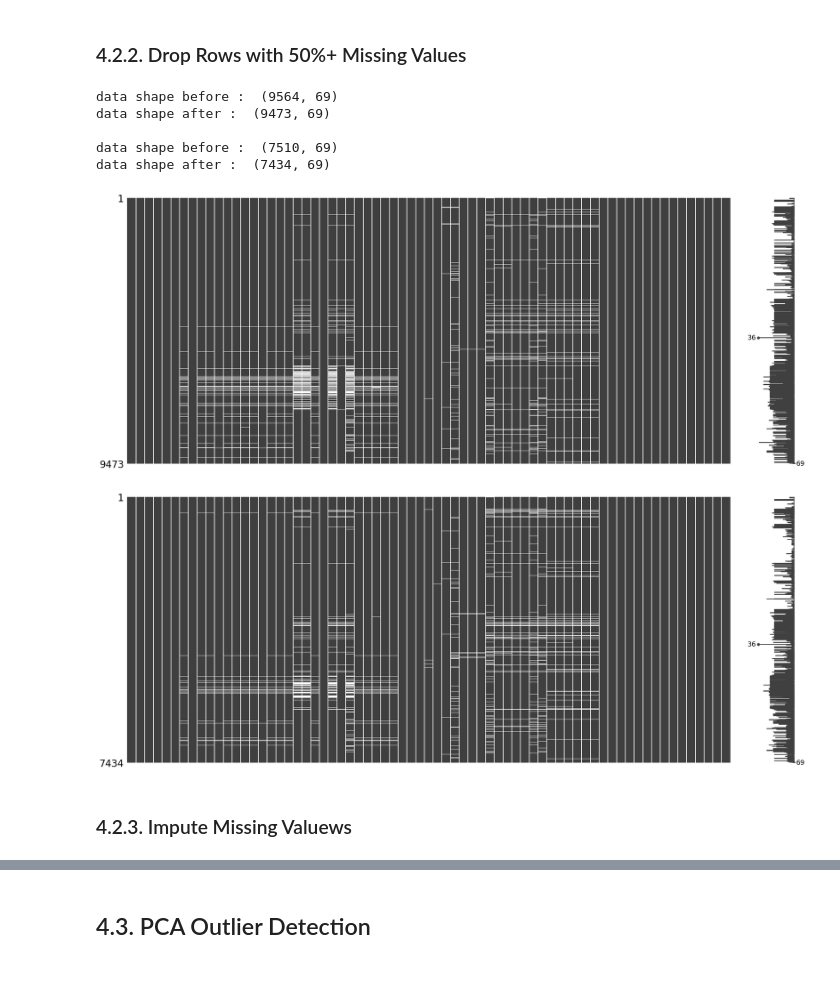
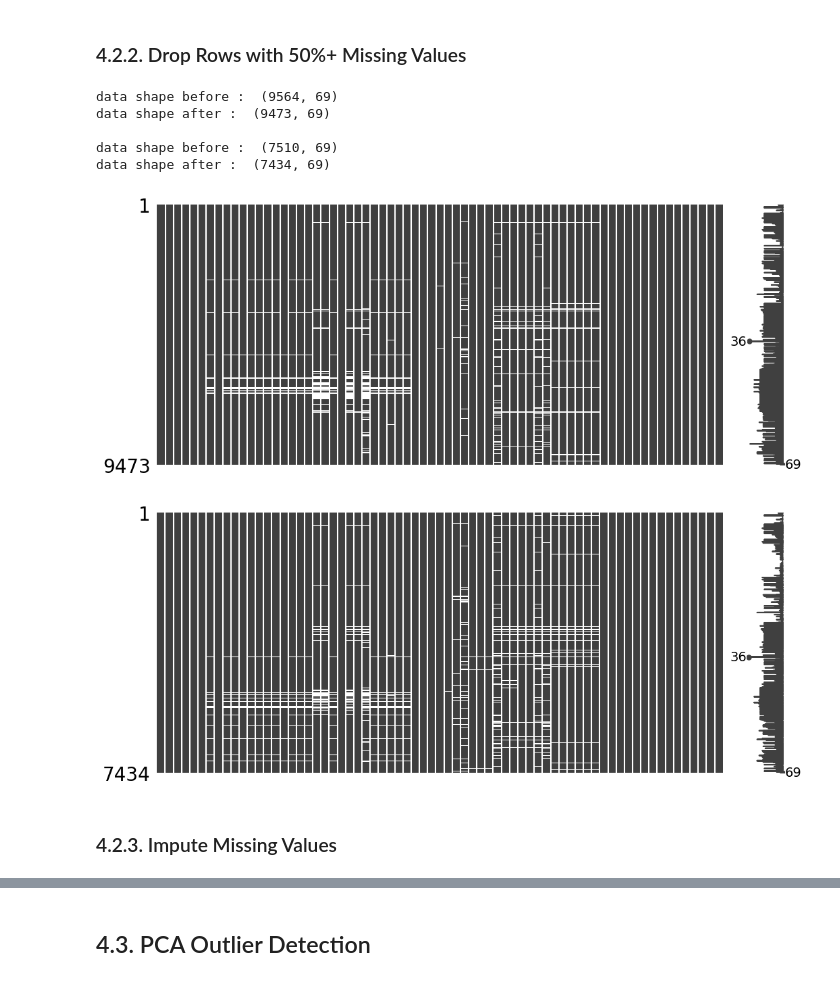
Before and after one commit to Nart-Tehaucha/Data_Science-Lab-Exoplanets, a Jupyter notebook: Pre_processing.ipynb, the cells around one changed output, grey strips where cells are left out. Drawn from its saved outputs; the diff is of its cells as text; code cells hidden in the pictures.

```diff
--- a/Pre_processing.ipynb
+++ b/Pre_processing.ipynb
@@ -378,7 +421,7 @@ Here we dropped all columns that have more than 50% of their data missing.
 def drop_empty_columns(df):
     print("\ndata shape before : ", df.shape)
     df = df.loc[:, df.isnull().mean() < .5]
-    msno.matrix(pd.concat([df]))
+    msno.matrix(pd.concat([df]), figsize=(12,5))
     print("data shape after : ", df.shape)
     return df
 
@@ -397,31 +440,31 @@ data shape after :  (7510, 69)
 # %%
 def drop_empty_rows(df):
     print("\ndata shape before : ", df.shape)
     per_row = []
     for index in range(len(df.index)) :
         per_row.append([index, df.iloc[index].isna().mean()])
 
     row_missing = pd.DataFrame(per_row, columns=['index', 'missing']).sort_values(by='missing', ascending=False)
 
     rows_to_delete = list(row_missing.loc[row_missing['missing'] > 0.5].index)
     df = df.drop(rows_to_delete,axis='index')
 
-    msno.matrix(pd.concat([df]))
+    msno.matrix(pd.concat([df]), figsize=(12,5))
     print("data shape after : ", df.shape)
     return df
 
 data1 = drop_empty_rows(data1)
 data2 = drop_empty_rows(data2)
 # %% [output]
 data shape before :  (9564, 69)
 data shape after :  (9473, 69)
 
 data shape before :  (7510, 69)
 data shape after :  (7434, 69)
-[figure, old version]
+[figure, new version]
-[figure, old version]
+[figure, new version]
 # %% [markdown]
-### 4.2.3. Impute Missing Valuews
+### 4.2.3. Impute Missing Values
 # %%
 def impute_missing(df):
     #copy the df and remove the dispotion cat column in order to impute
```
Also changed, not shown: parts of 36 cells of this notebook.
